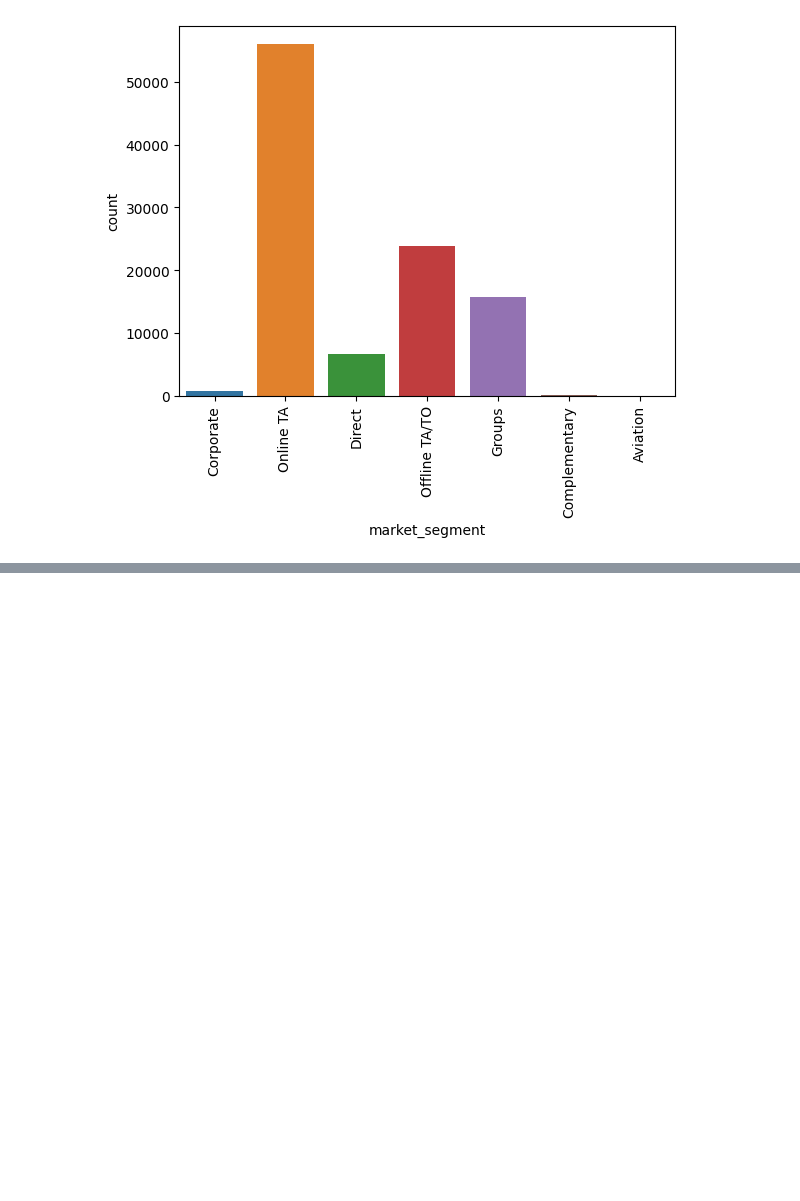
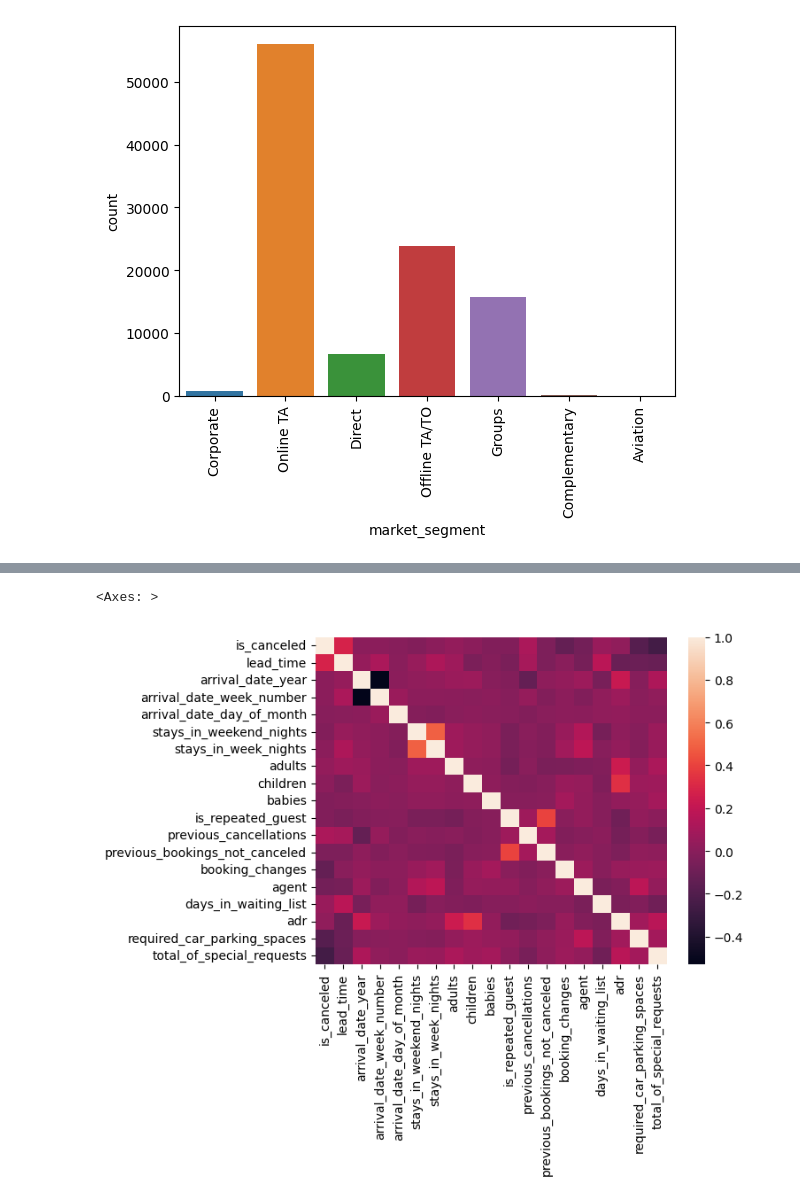
Before and after one commit to mobkimark/Darked, a Jupyter notebook: Another_copy_of_HDSC_INTERNSHIP.ipynb, the cells around one changed output, grey strips where cells are left out. Drawn from its saved outputs; the diff is of its cells as text; code cells hidden in the pictures; blank space fills up the shorter version.

```diff
--- a/Another_copy_of_HDSC_INTERNSHIP.ipynb
+++ b/Another_copy_of_HDSC_INTERNSHIP.ipynb
@@ -392,0 +438,5 @@ plt.xticks(rotation=90)
+# %%
+sns.heatmap(numerical_data.corr())
+# %% [output]
+<Axes: >
+[figure, added]
```
Also changed, not shown: parts of 11 cells of this notebook.
